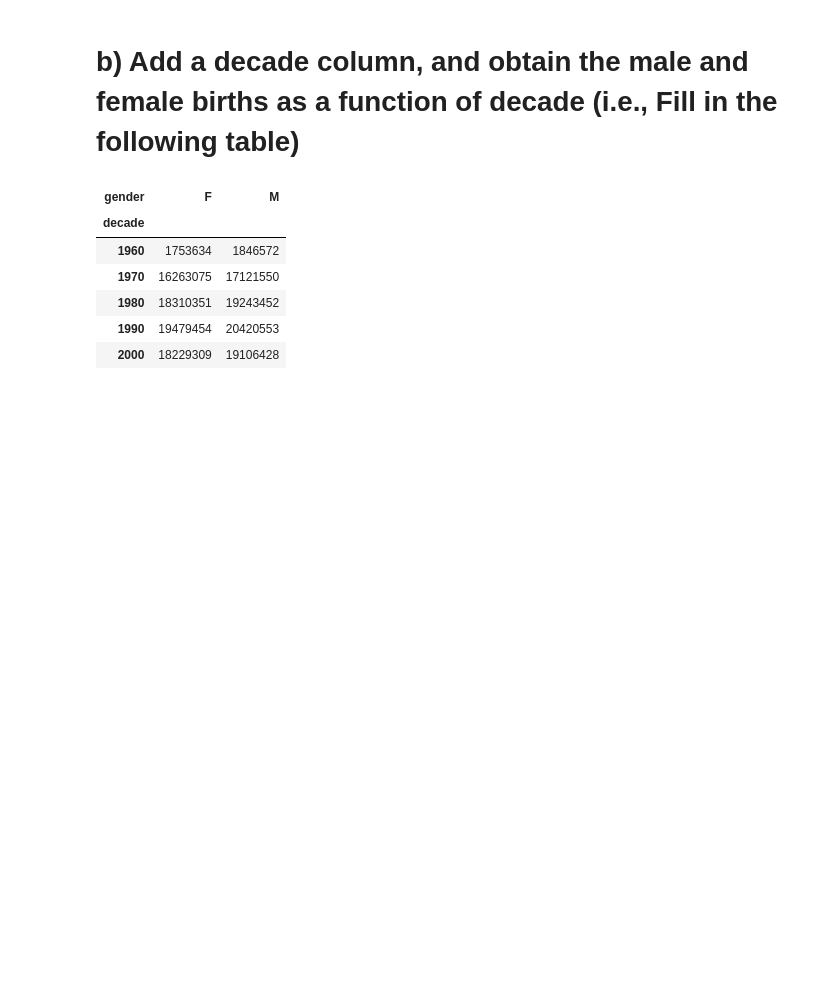
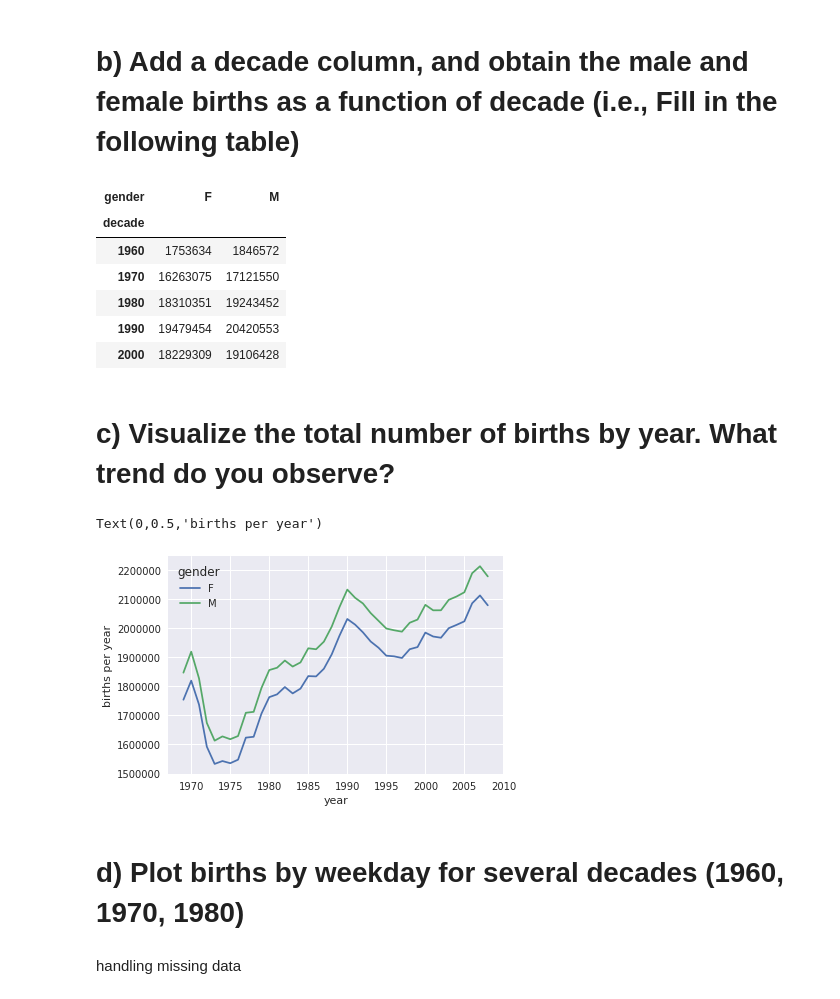
Before and after one commit to alamin19/Descriptive-Analytics-of-Health-data, a Jupyter notebook: Descriptive_Analytics.ipynb, the cells around one changed output. Saved outputs shown, nothing was run; the diff lists cells and outputs as text; code cells hidden in the pictures; blank space fills up the shorter version.

```diff
--- a/Descriptive_Analytics.ipynb
+++ b/Descriptive_Analytics.ipynb
@@ -46,3 +46,16 @@ table
 | 1980 | 18310351 | 19243452 |
 | 1990 | 19479454 | 20420553 |
 | 2000 | 18229309 | 19106428 |
+# %% [markdown]
+# c) Visualize the total number of births by year. What trend do you observe?
+# %%
+sns.set()
+df.pivot_table("births",index='year',columns="gender", aggfunc=np.sum).plot()
+plt.ylabel("births per year")
+# %% [output]
+Text(0,0.5,'births per year')
+[figure, added]
+# %% [markdown]
+# d) Plot births by weekday for several decades (1960, 1970, 1980)
+# %% [markdown]
+handling missing data
```
Also changed, not shown: parts of 8 cells of this notebook.
